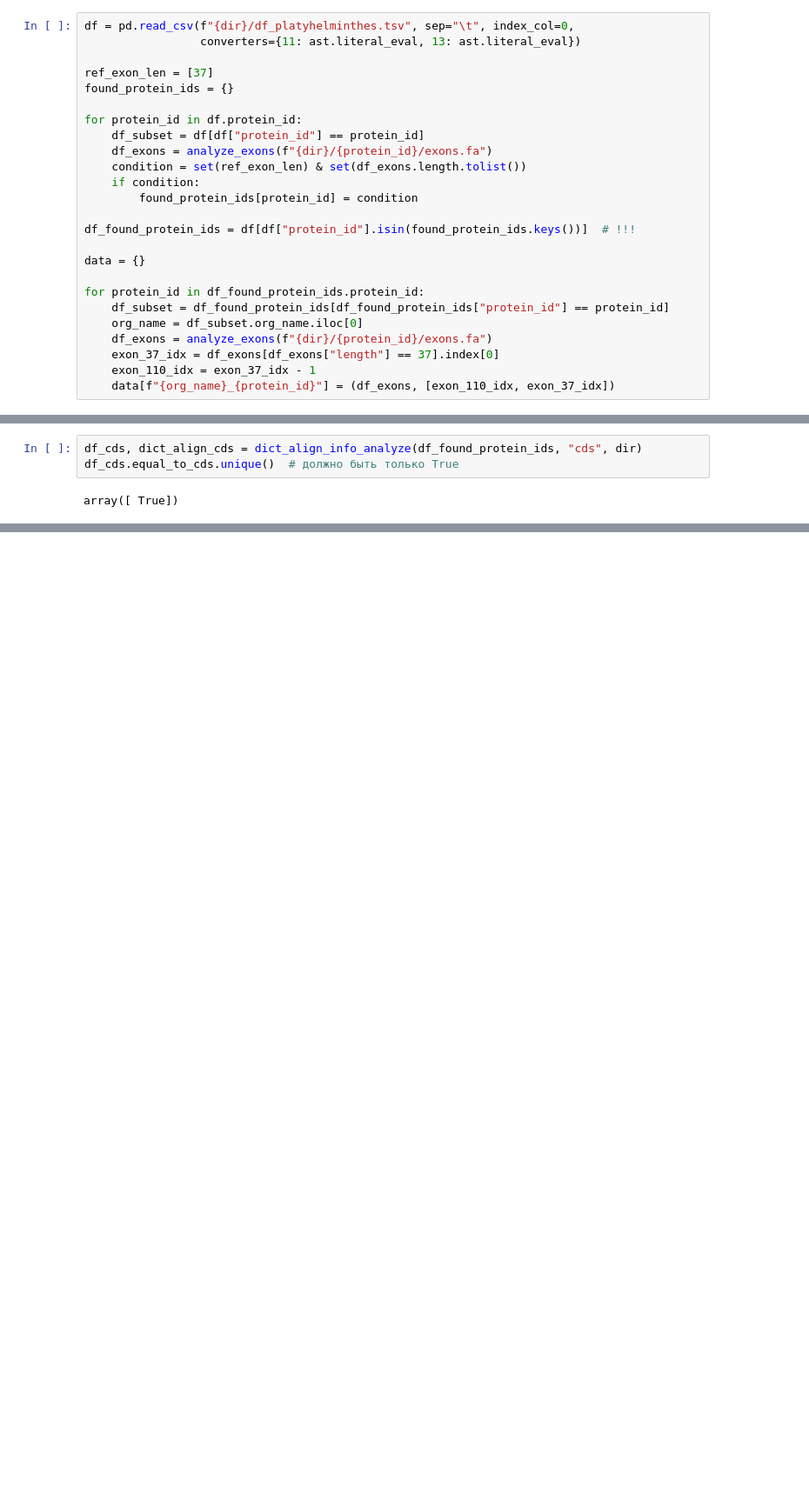
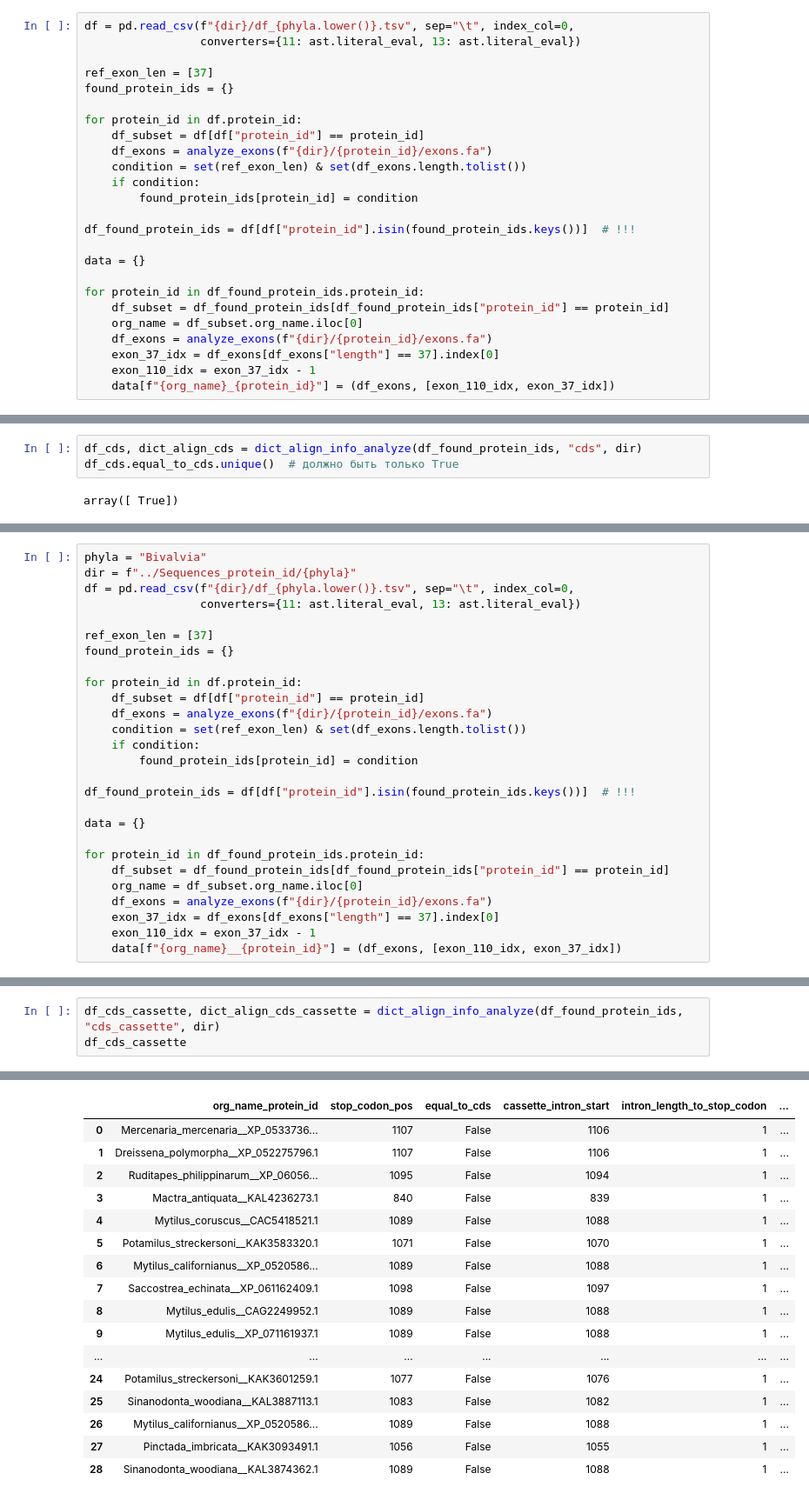
Before and after one commit to ArtemVaska/Diploma, a Jupyter notebook: Scripts/psi_blast_protostomia.ipynb, the cells around one changed output, grey strips where cells are left out. Shown at 87% size. Cells and saved outputs as stored; diff of their text form; blank space fills up the shorter version.

```diff
--- a/Scripts/psi_blast_protostomia.ipynb
+++ b/Scripts/psi_blast_protostomia.ipynb
@@ -25,5 +37,5 @@ dir = "../Sequences_protein_id/Platyhelminthes"
 # %%
-df = pd.read_csv(f"{dir}/df_platyhelminthes.tsv", sep="\t", index_col=0,
+df = pd.read_csv(f"{dir}/df_{phyla.lower()}.tsv", sep="\t", index_col=0,
                  converters={11: ast.literal_eval, 13: ast.literal_eval})
 
 ref_exon_len = [37]
@@ -83,0 +117,27 @@ df_cds_cassette
+# %%
+phyla = "Bivalvia"
+dir = f"../Sequences_protein_id/{phyla}"
+df = pd.read_csv(f"{dir}/df_{phyla.lower()}.tsv", sep="\t", index_col=0,
+                 converters={11: ast.literal_eval, 13: ast.literal_eval})
+
+ref_exon_len = [37]
+found_protein_ids = {}
+
+for protein_id in df.protein_id:
+    df_subset = df[df["protein_id"] == protein_id]
+    df_exons = analyze_exons(f"{dir}/{protein_id}/exons.fa")
+    condition = set(ref_exon_len) & set(df_exons.length.tolist())
+    if condition:
+        found_protein_ids[protein_id] = condition
+
+df_found_protein_ids = df[df["protein_id"].isin(found_protein_ids.keys())]  # !!!
+
+data = {}
+
+for protein_id in df_found_protein_ids.protein_id:
+    df_subset = df_found_protein_ids[df_found_protein_ids["protein_id"] == protein_id]
+    org_name = df_subset.org_name.iloc[0]
+    df_exons = analyze_exons(f"{dir}/{protein_id}/exons.fa")
+    exon_37_idx = df_exons[df_exons["length"] == 37].index[0]
+    exon_110_idx = exon_37_idx - 1
+    data[f"{org_name}__{protein_id}"] = (df_exons, [exon_110_idx, exon_37_idx])
@@ -83,0 +153,4 @@ df_cds_cassette
+# %%
+df_cds_cassette, dict_align_cds_cassette = dict_align_info_analyze(df_found_protein_ids, "cds_cassette", dir)
+df_cds_cassette
+# %% [output]
@@ -83,0 +158,17 @@ df_cds_cassette
+|  | org_name_protein_id | stop_codon_pos | equal_to_cds | cassette_intron_start | intron_length_to_stop_codon | ... |
+| 0 | Mercenaria_mercenaria__XP_0533736... | 1107 | False | 1106 | 1 | ... |
+| 1 | Dreissena_polymorpha__XP_052275796.1 | 1107 | False | 1106 | 1 | ... |
+| 2 | Ruditapes_philippinarum__XP_06056... | 1095 | False | 1094 | 1 | ... |
+| 3 | Mactra_antiquata__KAL4236273.1 | 840 | False | 839 | 1 | ... |
+| 4 | Mytilus_coruscus__CAC5418521.1 | 1089 | False | 1088 | 1 | ... |
+| 5 | Potamilus_streckersoni__KAK3583320.1 | 1071 | False | 1070 | 1 | ... |
+| 6 | Mytilus_californianus__XP_0520586... | 1089 | False | 1088 | 1 | ... |
+| 7 | Saccostrea_echinata__XP_061162409.1 | 1098 | False | 1097 | 1 | ... |
+| 8 | Mytilus_edulis__CAG2249952.1 | 1089 | False | 1088 | 1 | ... |
+| 9 | Mytilus_edulis__XP_071161937.1 | 1089 | False | 1088 | 1 | ... |
+| ... | ... | ... | ... | ... | ... | ... |
+| 24 | Potamilus_streckersoni__KAK3601259.1 | 1077 | False | 1076 | 1 | ... |
+| 25 | Sinanodonta_woodiana__KAL3887113.1 | 1083 | False | 1082 | 1 | ... |
+| 26 | Mytilus_californianus__XP_0520586... | 1089 | False | 1088 | 1 | ... |
+| 27 | Pinctada_imbricata__KAK3093491.1 | 1056 | False | 1055 | 1 | ... |
+| 28 | Sinanodonta_woodiana__KAL3874362.1 | 1089 | False | 1088 | 1 | ... |
```
Also changed, not shown: parts of 20 cells of this notebook, 1 other file.
